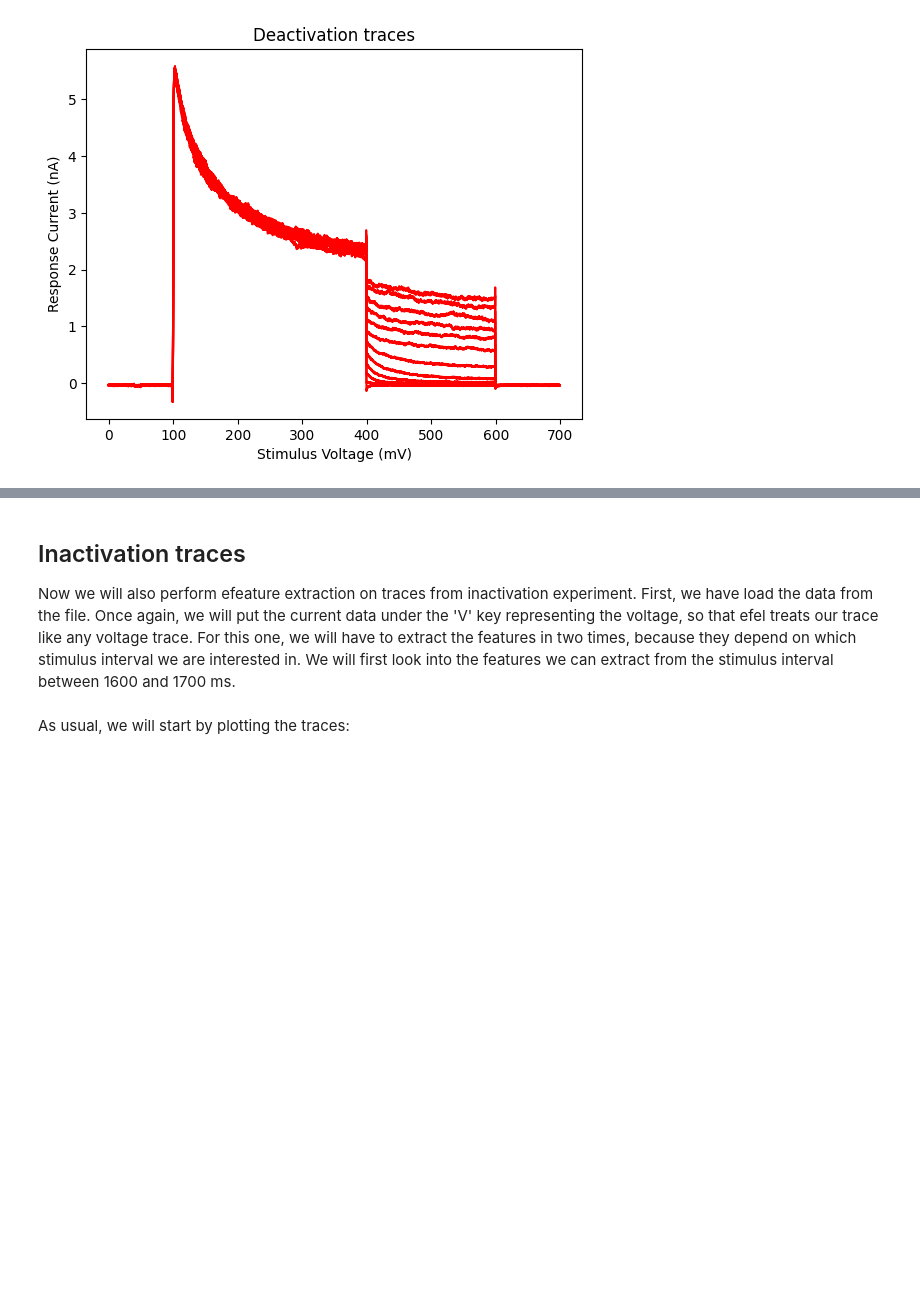
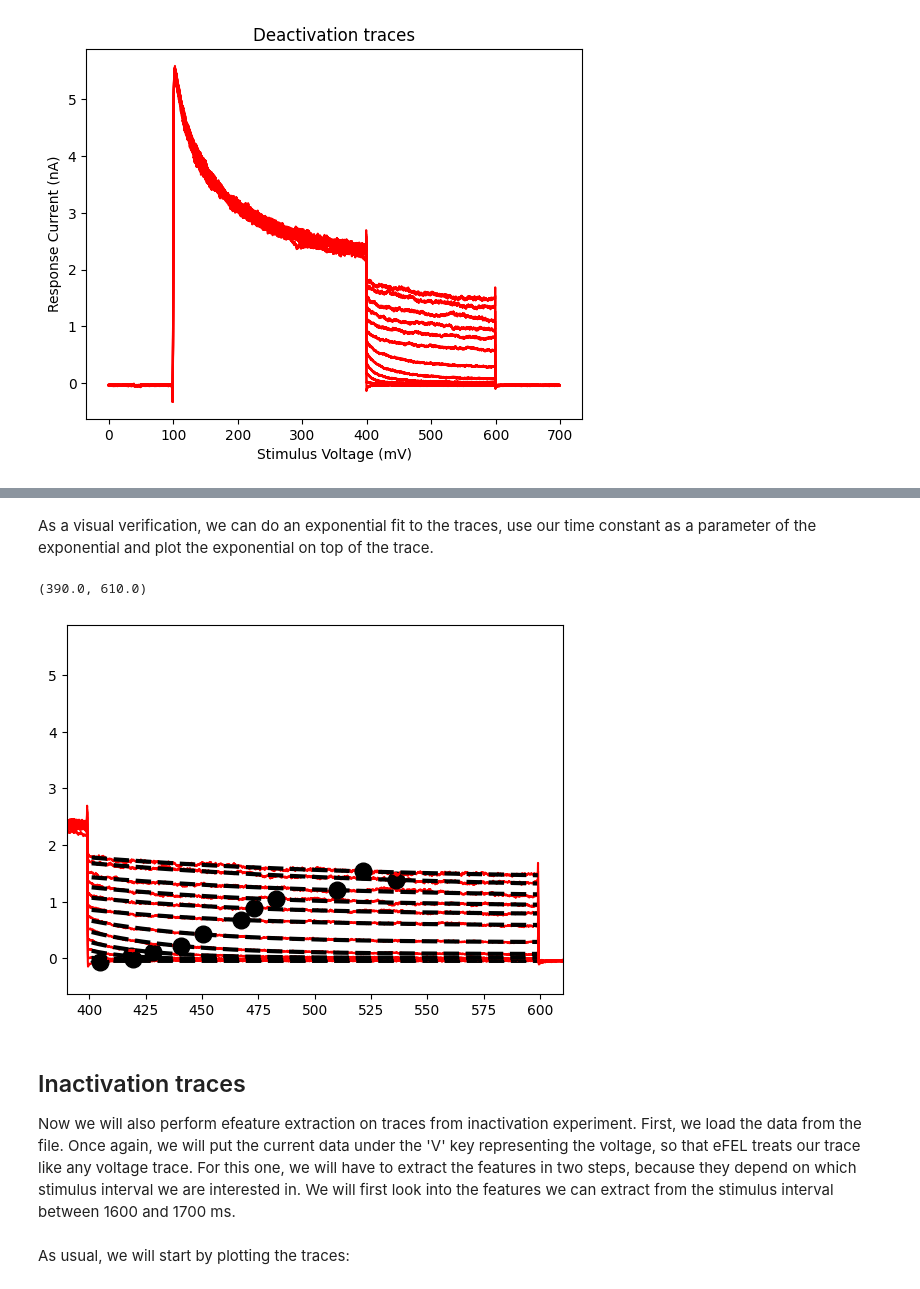
Before and after one commit to BlueBrain/eFEL, a Jupyter notebook: examples/voltage_clamp/voltage_clamp.ipynb, the cells around one changed output, grey strips where cells are left out. Cells and saved outputs as stored; diff of their text form; code cells hidden in the pictures; blank space fills up the shorter version.

```diff
--- a/examples/voltage_clamp/voltage_clamp.ipynb
+++ b/examples/voltage_clamp/voltage_clamp.ipynb
@@ -182,7 +228,28 @@ plt.ylim((-10, 200))
+# %% [markdown]
+As a visual verification, we can do an exponential fit to the traces, use our time constant as a parameter of the exponential and plot the exponential on top of the trace.
+# %%
+for i, trace in enumerate(traces):
+        interval_indices = np.where((trace["T"] >= trace["stim_start"][0]) & (trace["T"] < trace["stim_end"][0]))
+        t_interval = trace["T"][interval_indices]
+        v_interval = trace["V"][interval_indices]
+        t0 = t_interval[0]
+        t_interval_corrected = t_interval - t0
+
+        popt, _ = curve_fit(exp_fit, t_interval_corrected, v_interval)
+
+        v_fit = exp_fit(t_interval_corrected, deact_tau_efel[i], popt[1], popt[2])
+        plt.plot(trace["T"], trace["V"], c="red")
+        plt.plot(t_interval, v_fit, "--", c="black", lw=3)
+        t_tau = popt[0] + t0
+        plt.plot(t_tau, exp_fit(popt[0], *popt), 'o', color='black', markersize=12)
+plt.xlim(390, 610)
+# %% [output]
+(390.0, 610.0)
+[figure, added]
 # %% [markdown]
 ## Inactivation traces
 
-Now we will also perform efeature extraction on traces from inactivation experiment. First, we have load the data from the file. Once again, we will put the current data under the 'V' key representing the voltage, so that efel treats our trace like any voltage trace. For this one, we will have to extract the features in two times, because they depend on which stimulus interval we are interested in. We will first look into the features we can extract from the stimulus interval between 1600 and 1700 ms.
+Now we will also perform efeature extraction on traces from inactivation experiment. First, we load the data from the file. Once again, we will put the current data under the 'V' key representing the voltage, so that eFEL treats our trace like any voltage trace. For this one, we will have to extract the features in two steps, because they depend on which stimulus interval we are interested in. We will first look into the features we can extract from the stimulus interval between 1600 and 1700 ms.
 # %%
 traces = []
 rep_name = "repetition1"
```
Also changed, not shown: parts of 16 cells of this notebook, 2 other files.
